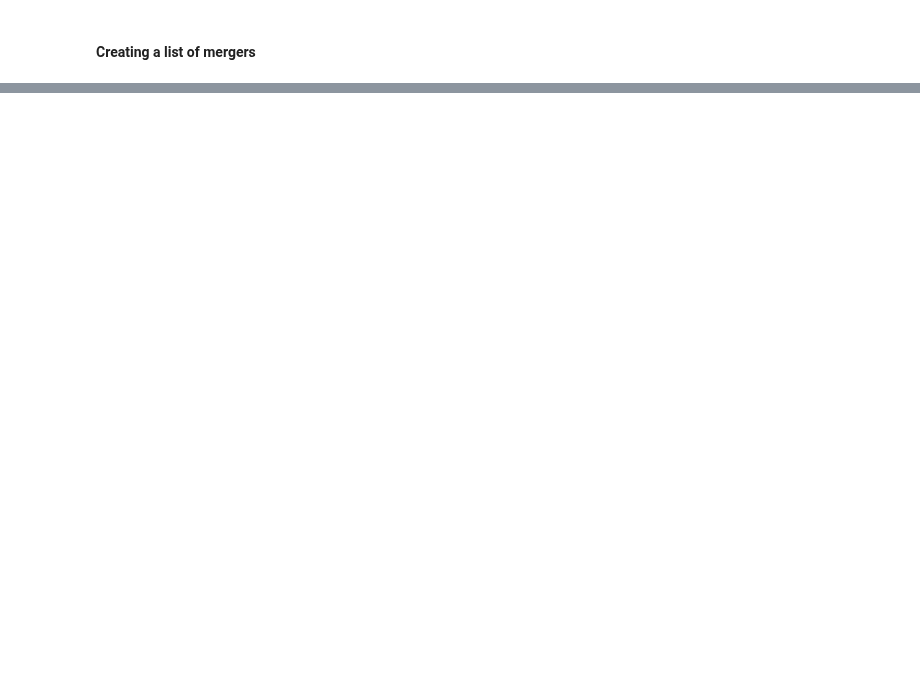
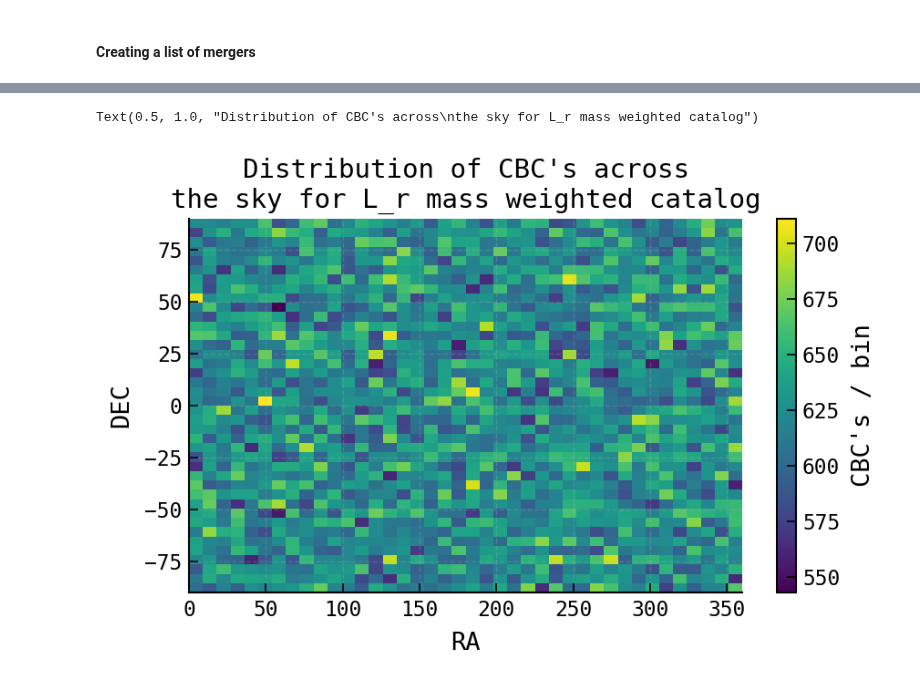
Before and after one commit to LSSTDESC/gwStreetlights, a Jupyter notebook: CBCCats/SkySim_validation_uniformParent.ipynb, the cells around one changed output, grey strips where cells are left out. Saved outputs shown, nothing was run; the diff lists cells and outputs as text; code cells hidden in the pictures; blank space fills up the shorter version.

```diff
--- a/CBCCats/SkySim_validation_uniformParent.ipynb
+++ b/CBCCats/SkySim_validation_uniformParent.ipynb
@@ -626,0 +835,12 @@ plt.title("Distribution of CBC's across\nthe sky for stellar mass weighted catal
+# %%
+# Check distribution for mock_ra and mock_dec
+h,yedges,xedges,img = plt.hist2d(x=cat_cbc_r['mra'], y=cat_cbc_r['mdec'], bins=40,);
+plt.xlim(0, 360)
+plt.ylim(-90, 90)
+cax = plt.colorbar(label="CBC's / bin")
+plt.xlabel("RA")
+plt.ylabel("DEC")
+plt.title("Distribution of CBC's across\nthe sky for L_r mass weighted catalog")
+# %% [output]
+Text(0.5, 1.0, "Distribution of CBC's across\nthe sky for L_r mass weighted catalog")
+[figure, added]
```
Also changed, not shown: parts of 57 cells of this notebook, 3 other files.
